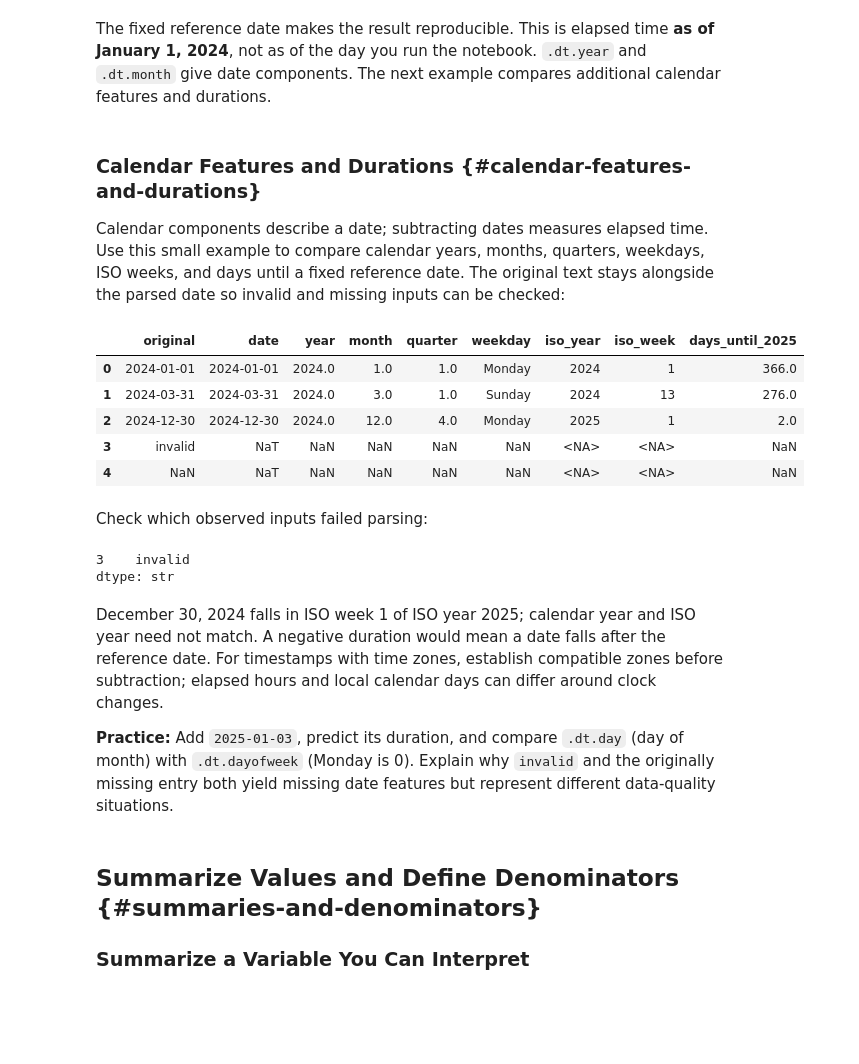
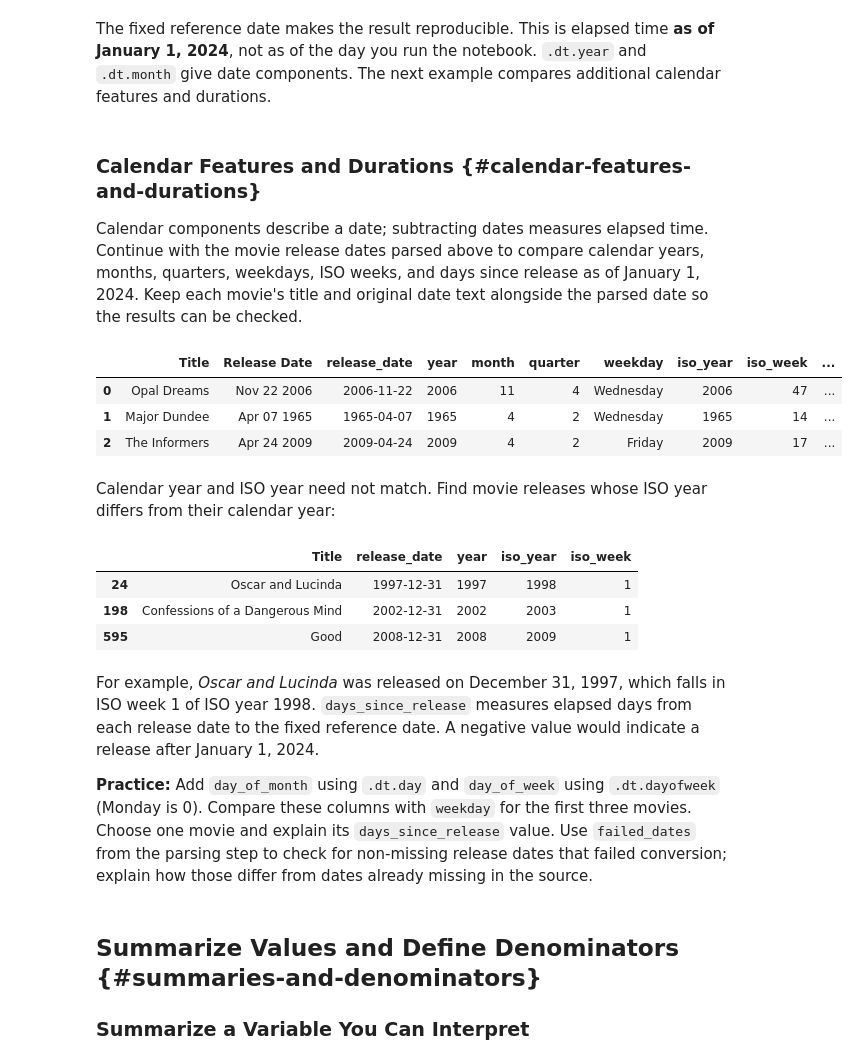
Before and after one commit to Lizhen0909/nu-stat303-1-sec20-coursebook-clean, a Jupyter notebook: pandas_fundamentals_reorganized.ipynb, the cells around one changed output. Drawn from its saved outputs; the diff is of its cells as text; code cells hidden in the pictures; blank space fills up the shorter version.

Commit message:
Update NumPy chapter, pandas explanations, and practice materials

```diff
--- a/pandas_fundamentals_reorganized.ipynb
+++ b/pandas_fundamentals_reorganized.ipynb
@@ -1025,37 +1047,37 @@ The fixed reference date makes the result reproducible. This is elapsed time **a
 # %% [markdown]
 ### Calendar Features and Durations {#calendar-features-and-durations}
 
-Calendar components describe a date; subtracting dates measures elapsed time. Use this small example to compare calendar years, months, quarters, weekdays, ISO weeks, and days until a fixed reference date. The original text stays alongside the parsed date so invalid and missing inputs can be checked:
+Calendar components describe a date; subtracting dates measures elapsed time. Continue with the movie release dates parsed above to compare calendar years, months, quarters, weekdays, ISO weeks, and days since release as of January 1, 2024. Keep each movie's title and original date text alongside the parsed date so the results can be checked.
 # %%
-extension_raw_dates = pd.Series(['2024-01-01', '2024-03-31', '2024-12-30', 'invalid', None])
-extension_dates = pd.to_datetime(extension_raw_dates, format='%Y-%m-%d', errors='coerce')
-date_report = pd.DataFrame({'original': extension_raw_dates, 'date': extension_dates})
-date_report['year'] = extension_dates.dt.year
-date_report['month'] = extension_dates.dt.month
-date_report['quarter'] = extension_dates.dt.quarter
-date_report['weekday'] = extension_dates.dt.day_name()
-date_report['iso_year'] = extension_dates.dt.isocalendar().year
-date_report['iso_week'] = extension_dates.dt.isocalendar().week
-date_report['days_until_2025'] = (pd.Timestamp('2025-01-01') - extension_dates).dt.days
-date_report
+date_report = movies[['Title', 'Release Date']].copy()
+date_report['release_date'] = release_dates
+date_report['year'] = release_dates.dt.year
+date_report['month'] = release_dates.dt.month
+date_report['quarter'] = release_dates.dt.quarter
+date_report['weekday'] = release_dates.dt.day_name()
+date_report['iso_year'] = release_dates.dt.isocalendar().year
+date_report['iso_week'] = release_dates.dt.isocalendar().week
+date_report['days_since_release'] = (reference_date - release_dates).dt.days
+date_report.head(3)
 # %% [output]
-|  | original | date | year | month | quarter | weekday | iso_year | iso_week | days_until_2025 |
-| 0 | 2024-01-01 | 2024-01-01 | 2024.0 | 1.0 | 1.0 | Monday | 2024 | 1 | 366.0 |
-| 1 | 2024-03-31 | 2024-03-31 | 2024.0 | 3.0 | 1.0 | Sunday | 2024 | 13 | 276.0 |
-| 2 | 2024-12-30 | 2024-12-30 | 2024.0 | 12.0 | 4.0 | Monday | 2025 | 1 | 2.0 |
-| 3 | invalid | NaT | NaN | NaN | NaN | NaN | <NA> | <NA> | NaN |
-| 4 | NaN | NaT | NaN | NaN | NaN | NaN | <NA> | <NA> | NaN |
+|  | Title | Release Date | release_date | year | month | quarter | weekday | iso_year | iso_week | ... |
+| 0 | Opal Dreams | Nov 22 2006 | 2006-11-22 | 2006 | 11 | 4 | Wednesday | 2006 | 47 | ... |
+| 1 | Major Dundee | Apr 07 1965 | 1965-04-07 | 1965 | 4 | 2 | Wednesday | 1965 | 14 | ... |
+| 2 | The Informers | Apr 24 2009 | 2009-04-24 | 2009 | 4 | 2 | Friday | 2009 | 17 | ... |
 # %% [markdown]
-Check which observed inputs failed parsing:
+Calendar year and ISO year need not match. Find movie releases whose ISO year differs from their calendar year:
 # %%
-extension_raw_dates.loc[extension_raw_dates.notna() & extension_dates.isna()]
+different_iso_year = date_report['year'].ne(date_report['iso_year']).fillna(False)
+date_report.loc[different_iso_year, ['Title', 'release_date', 'year', 'iso_year', 'iso_week']].head(3)
 # %% [output]
-3    invalid
-dtype: str
+|  | Title | release_date | year | iso_year | iso_week |
+| 24 | Oscar and Lucinda | 1997-12-31 | 1997 | 1998 | 1 |
+| 198 | Confessions of a Dangerous Mind | 2002-12-31 | 2002 | 2003 | 1 |
+| 595 | Good | 2008-12-31 | 2008 | 2009 | 1 |
 # %% [markdown]
-December 30, 2024 falls in ISO week 1 of ISO year 2025; calendar year and ISO year need not match. A negative duration would mean a date falls after the reference date. For timestamps with time zones, establish compatible zones before subtraction; elapsed hours and local calendar days can differ around clock changes.
+For example, *Oscar and Lucinda* was released on December 31, 1997, which falls in ISO week 1 of ISO year 1998. `days_since_release` measures elapsed days from each release date to the fixed reference date. A negative value would indicate a release after January 1, 2024.
 
-**Practice:** Add `2025-01-03`, predict its duration, and compare `.dt.day` (day of month) with `.dt.dayofweek` (Monday is 0). Explain why `invalid` and the originally missing entry both yield missing date features but represent different data-quality situations.
+**Practice:** Add `day_of_month` using `.dt.day` and `day_of_week` using `.dt.dayofweek` (Monday is 0). Compare these columns with `weekday` for the first three movies. Choose one movie and explain its `days_since_release` value. Use `failed_dates` from the parsing step to check for non-missing release dates that failed conversion; explain how those differ from dates already missing in the source.
 # %% [markdown]
 ## Summarize Values and Define Denominators {#summaries-and-denominators}
 
```
Also changed, not shown: parts of 6 cells of this notebook, 39 other files.
